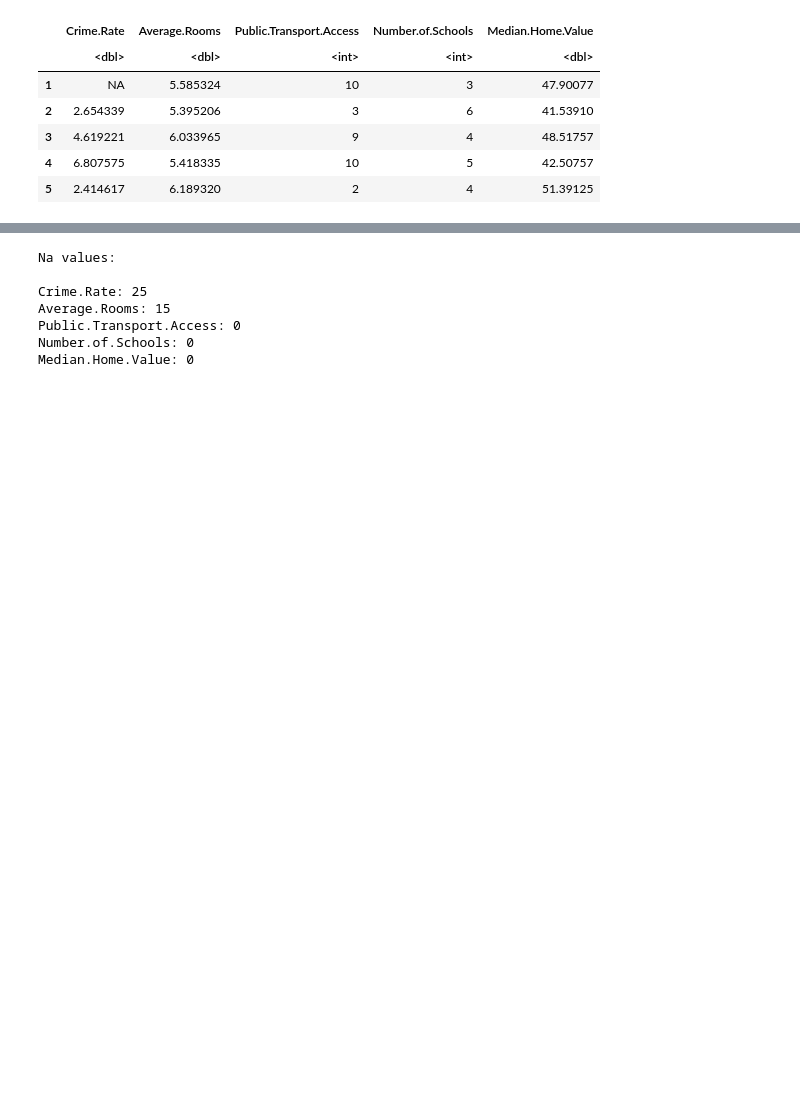
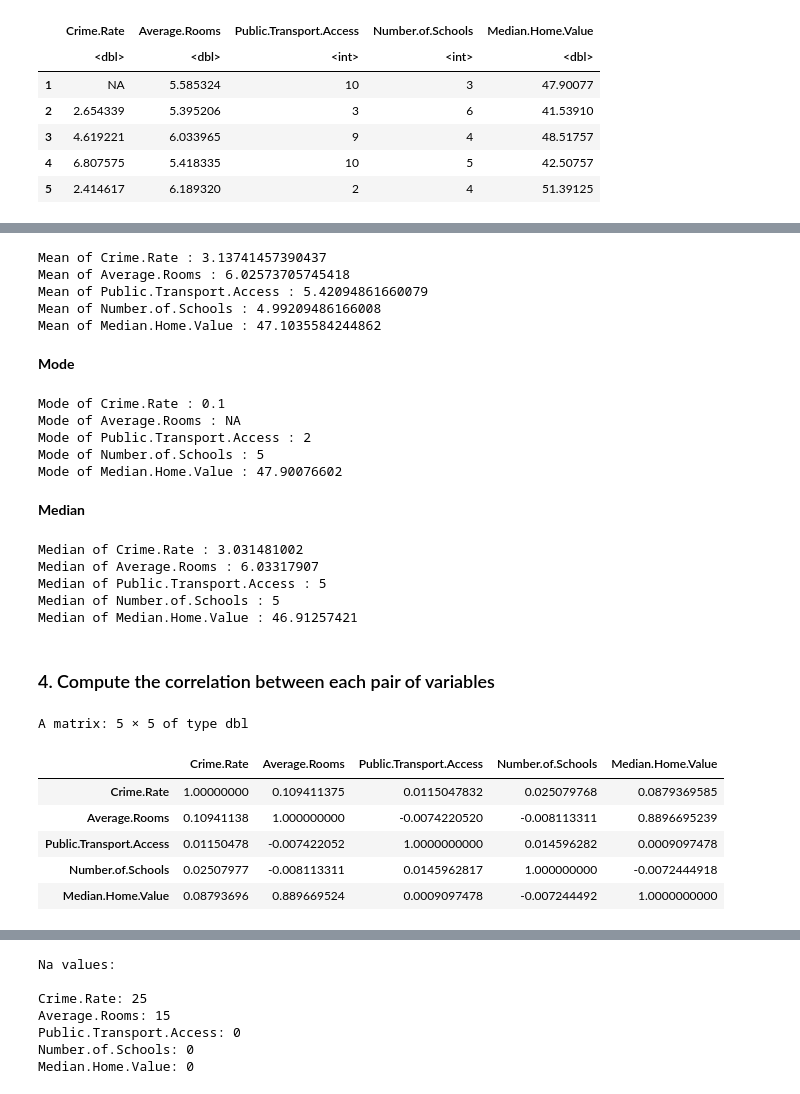
Before and after one commit to Rahifhiba/Housing-Market, a Jupyter notebook: housing.ipynb, the cells around one changed output, grey strips where cells are left out. Drawn from its saved outputs; the diff is of its cells as text; code cells hidden in the pictures; blank space fills up the shorter version.

```diff
--- a/housing.ipynb
+++ b/housing.ipynb
@@ -108,0 +65,63 @@ Summary:
+# %%
+means <- function(df, column) {
+    mean_value <- mean(df[[column]], na.rm = TRUE)
+    return(mean_value)
+}
+
+for (col in colnames(data)) {
+    cat(paste("Mean of", col, ":", means(data, col), "\n"))
+}
+# %% [output]
+Mean of Crime.Rate : 3.13741457390437
+Mean of Average.Rooms : 6.02573705745418
+Mean of Public.Transport.Access : 5.42094861660079
+Mean of Number.of.Schools : 4.99209486166008
+Mean of Median.Home.Value : 47.1035584244862
+# %% [markdown]
+**Mode**
+# %%
+mode <- function(df, column) {
+    unique <- unique(df[[column]])
+    mode_value <- unique[which.max(tabulate(match(df[[column]], unique)))]
+    return(mode_value)
+}
+
+for (col in colnames(data)) {
+    cat(paste("Mode of", col, ":", mode(data, col), "\n"))
+}
+# %% [output]
+Mode of Crime.Rate : 0.1
+Mode of Average.Rooms : NA
+Mode of Public.Transport.Access : 2
+Mode of Number.of.Schools : 5
+Mode of Median.Home.Value : 47.90076602
+# %% [markdown]
+**Median**
+# %%
+median_value <- function(df, column) {
+  med <- median(df[[column]], na.rm = TRUE)
+  return(med)
+}
+
+for (col in colnames(data)) {
+  cat(paste("Median of", col, ":", median_value(data, col), "\n"))
+}
+# %% [output]
+Median of Crime.Rate : 3.031481002
+Median of Average.Rooms : 6.03317907
+Median of Public.Transport.Access : 5
+Median of Number.of.Schools : 5
+Median of Median.Home.Value : 46.91257421
+# %% [markdown]
+### 4. Compute the correlation between each pair of variables
+# %%
+corr_matrix <- cor(data, use = "pairwise.complete.obs")
+corr_matrix
+# %% [output]
+A matrix: 5 × 5 of type dbl
+|  | Crime.Rate | Average.Rooms | Public.Transport.Access | Number.of.Schools | Median.Home.Value |
+| Crime.Rate | 1.00000000 | 0.109411375 | 0.0115047832 | 0.025079768 | 0.0879369585 |
+| Average.Rooms | 0.10941138 | 1.000000000 | -0.0074220520 | -0.008113311 | 0.8896695239 |
+| Public.Transport.Access | 0.01150478 | -0.007422052 | 1.0000000000 | 0.014596282 | 0.0009097478 |
+| Number.of.Schools | 0.02507977 | -0.008113311 | 0.0145962817 | 1.000000000 | -0.0072444918 |
+| Median.Home.Value | 0.08793696 | 0.889669524 | 0.0009097478 | -0.007244492 | 1.0000000000 |
```
Also changed, not shown: parts of 17 cells of this notebook, 1 other file.
